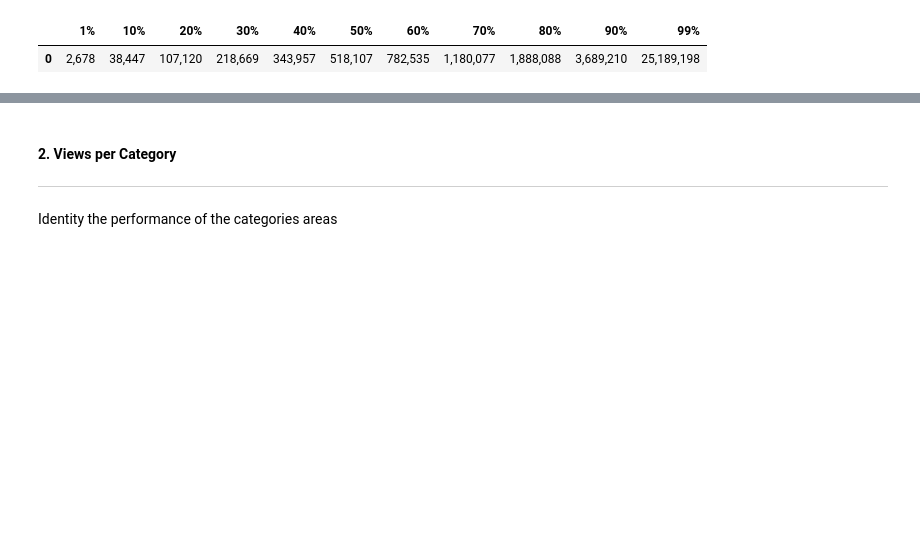
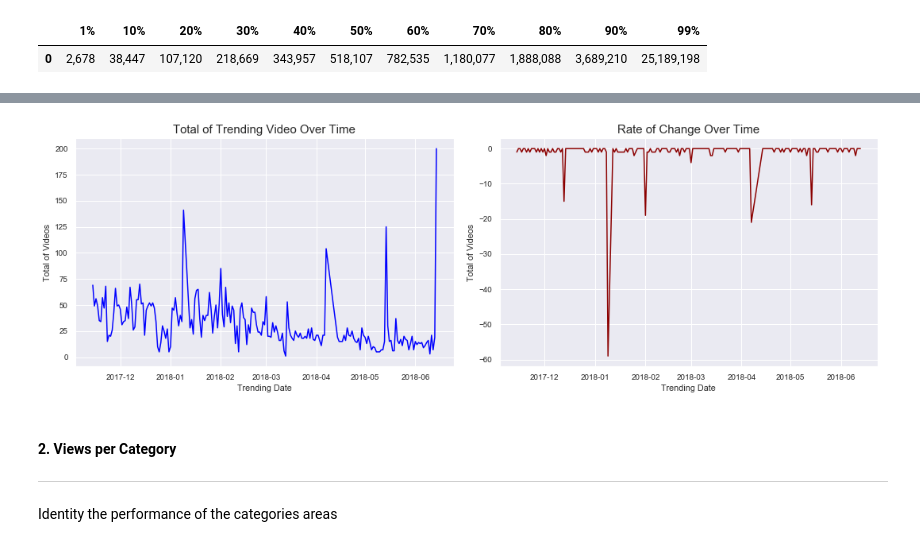
Before and after one commit to buddyguy423/DataScienceProject1, a Jupyter notebook: documents/analysis/videos/alex/Videos Analysis.ipynb, the cells around one changed output, grey strips where cells are left out. Saved outputs shown, nothing was run; the diff lists cells and outputs as text; code cells hidden in the pictures; blank space fills up the shorter version.

```diff
--- a/documents/analysis/videos/alex/Videos Analysis.ipynb
+++ b/documents/analysis/videos/alex/Videos Analysis.ipynb
@@ -217,3 +227,32 @@ pd.DataFrame(data=[record], columns=list(record.keys()))
+# %%
+ts_trend = df_unique['trending_date'].value_counts().reset_index().rename(columns={'index' : 'Date', 'trending_date' : 'Videos'})
+ts_trend['rate_change'] = ts_trend['Videos'].diff()
+
+fig = plt.figure(figsize=(15, 5))
+ax1 = fig.add_subplot(1, 2, 1)
+ax2 = fig.add_subplot(1, 2, 2)
+
+ax1 = sns.lineplot(x=ts_trend['Date'], y=ts_trend['Videos'], color='blue', ax=ax1)
+ax2 = sns.lineplot(x=ts_trend['Date'], y=ts_trend['rate_change'], color='darkred', ax=ax2)
+
+ax1.set_xlim(auto=True)
+ax1.set_ylim(auto=True)
+
+ax1.set_title('Total of Trending Video Over Time', fontsize=15)
+ax1.set_xlabel('Trending Date')
+ax1.set_ylabel('Total of Videos')
+
+ax2.set_xlim(auto=True)
+ax2.set_ylim(auto=True)
+
+ax2.set_title('Rate of Change Over Time', fontsize=15)
+ax2.set_xlabel('Trending Date')
+ax2.set_ylabel('Total of Videos')
+
+plt.tight_layout()
+plt.show()
+# %% [output]
+[figure, added]
 # %% [markdown]
 #### 2. Views per Category
 ______
```
Also changed, not shown: parts of 37 cells of this notebook, 2 other files.
